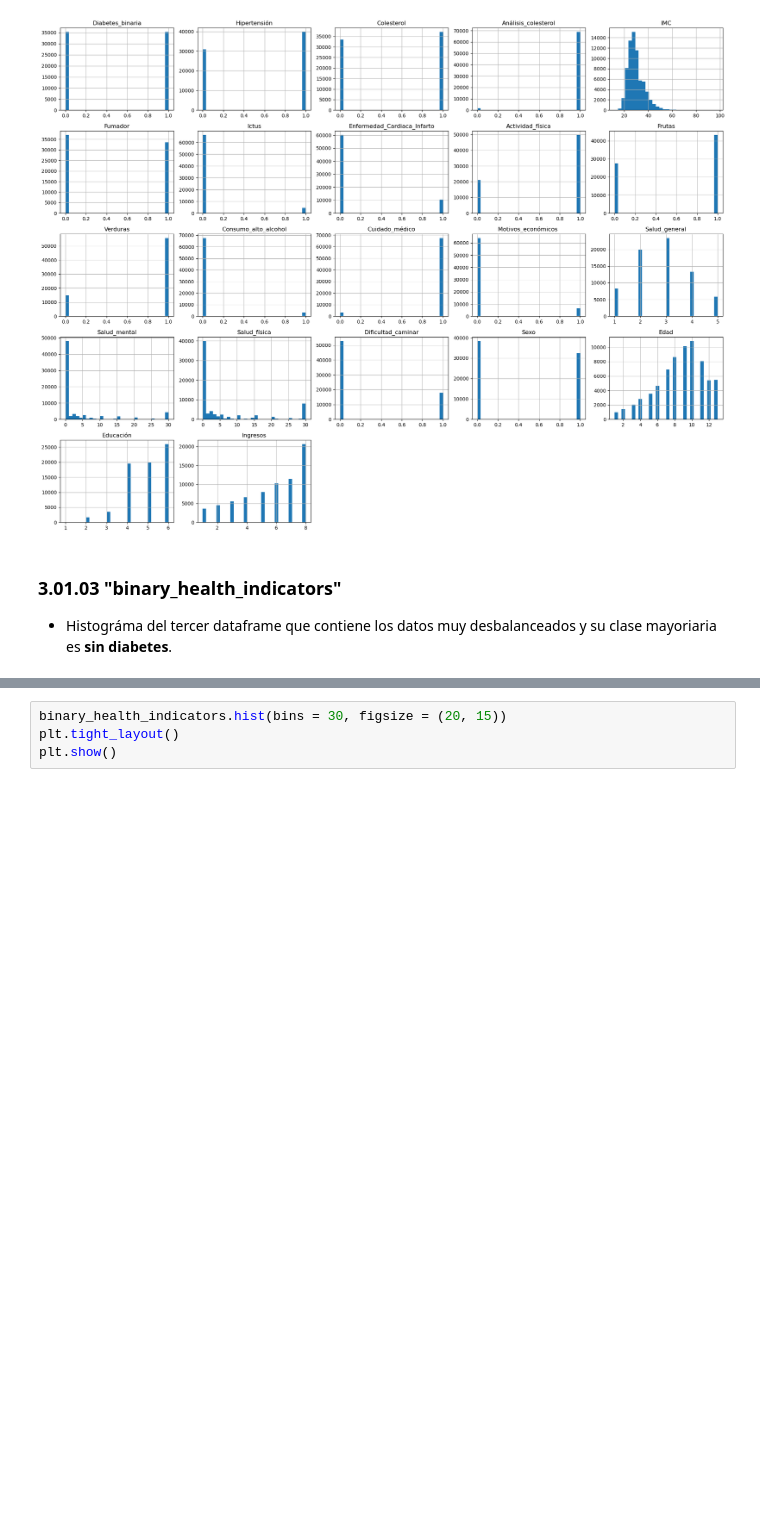
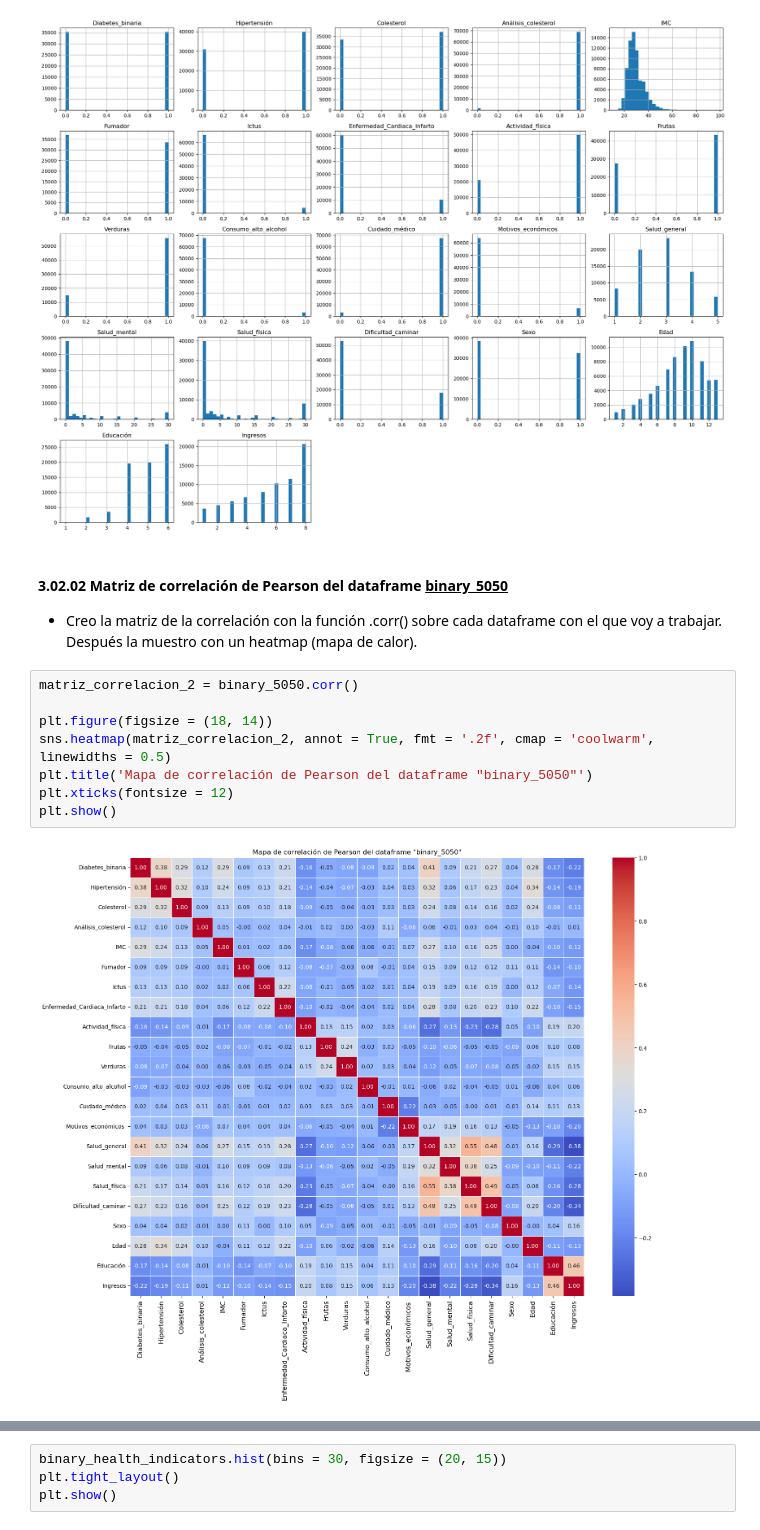
Before and after one commit to alexia-gm/Diabetes, a Jupyter notebook: prediccion_diabetes_doc.ipynb, the cells around one changed output, grey strips where cells are left out. Cells and saved outputs as stored; diff of their text form; blank space fills up the shorter version.

```diff
--- a/prediccion_diabetes_doc.ipynb
+++ b/prediccion_diabetes_doc.ipynb
@@ -529,6 +604,17 @@ plt.tight_layout()
 plt.show()
 # %% [output]
 [figure]
-# %% [markdown]
-### 3.01.03 "binary_health_indicators"
-- Histográma del tercer dataframe que contiene los datos muy desbalanceados y su clase mayoriaria es **sin diabetes**.
+# %% [markdown]
+#### 3.02.02 Matriz de correlación de Pearson del dataframe <u>binary_5050</u>
+
+- Creo la matriz de la correlación con la función .corr() sobre cada dataframe con el que voy a trabajar. Después la muestro con un heatmap (mapa de calor).
+# %%
+matriz_correlacion_2 = binary_5050.corr()
+
+plt.figure(figsize = (18, 14))
+sns.heatmap(matriz_correlacion_2, annot = True, fmt = '.2f', cmap = 'coolwarm', linewidths = 0.5)
+plt.title('Mapa de correlación de Pearson del dataframe "binary_5050"')
+plt.xticks(fontsize = 12)
+plt.show()
+# %% [output]
+[figure, added]
```
Also changed, not shown: parts of 19 cells of this notebook.
